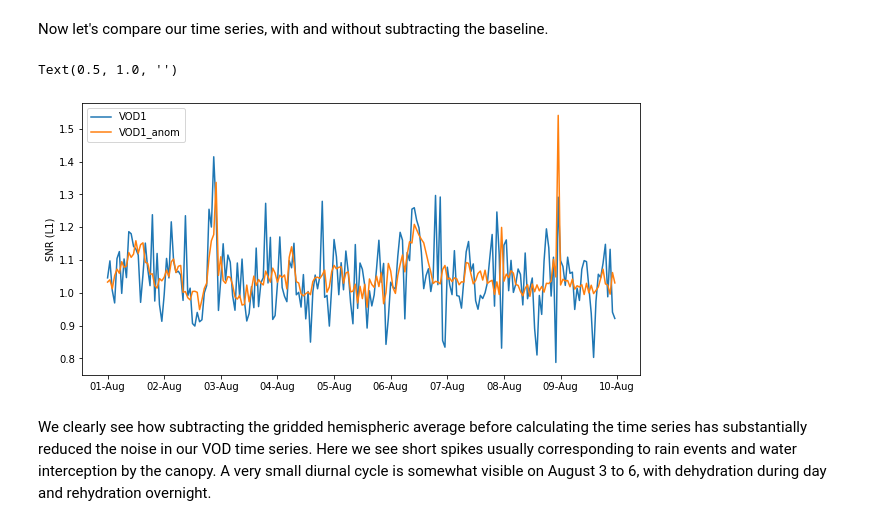
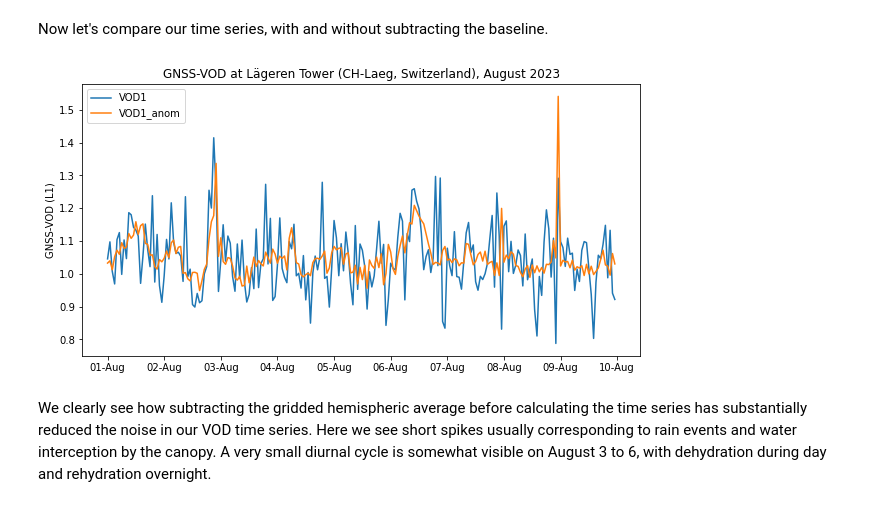
Before and after one commit to vincenthumphrey/gnssvod, a Jupyter notebook: examples/04_demo_gnss_vod.ipynb, the cells around one changed output. Cells and saved outputs as stored; diff of their text form; code cells hidden in the pictures.

```diff
--- a/examples/04_demo_gnss_vod.ipynb
+++ b/examples/04_demo_gnss_vod.ipynb
@@ -184,19 +181,19 @@ Now let's compare our time series, with and without subtracting the baseline.
 # %%
 vod_names = ['VOD1','VOD1_anom']
 
 fig, ax = plt.subplots(1,figsize=(10,5))
 for i, iname in enumerate(vod_names):
     # plot each measurement and color by signal to noise ratio
     hs = ax.plot(vod_ts.index.get_level_values('Epoch'),vod_ts[iname],label=iname)
 
 myFmt = mdates.DateFormatter('%d-%b')
 ax.xaxis.set_major_formatter(myFmt)
-ax.set_ylabel('SNR (L1)')
+ax.set_ylabel('GNSS-VOD (L1)')
 ax.legend()
-plt.title('')
+plt.title('GNSS-VOD at Lägeren Tower (CH-Laeg, Switzerland), August 2023')
+plt.savefig('figures/illustration_vod.png',facecolor='white', transparent=False,bbox_inches='tight')
 # %% [output]
-Text(0.5, 1.0, '')
-[figure, old version]
+[figure, new version]
 # %% [markdown]
 We clearly see how subtracting the gridded hemispheric average before calculating the time series has substantially reduced the noise in our VOD time series. Here we see short spikes usually corresponding to rain events and water interception by the canopy. A very small diurnal cycle is somewhat visible on August 3 to 6, with dehydration during day and rehydration overnight.
 # %% [markdown]
```
Also changed, not shown: parts of 3 cells of this notebook, 3 other files.
